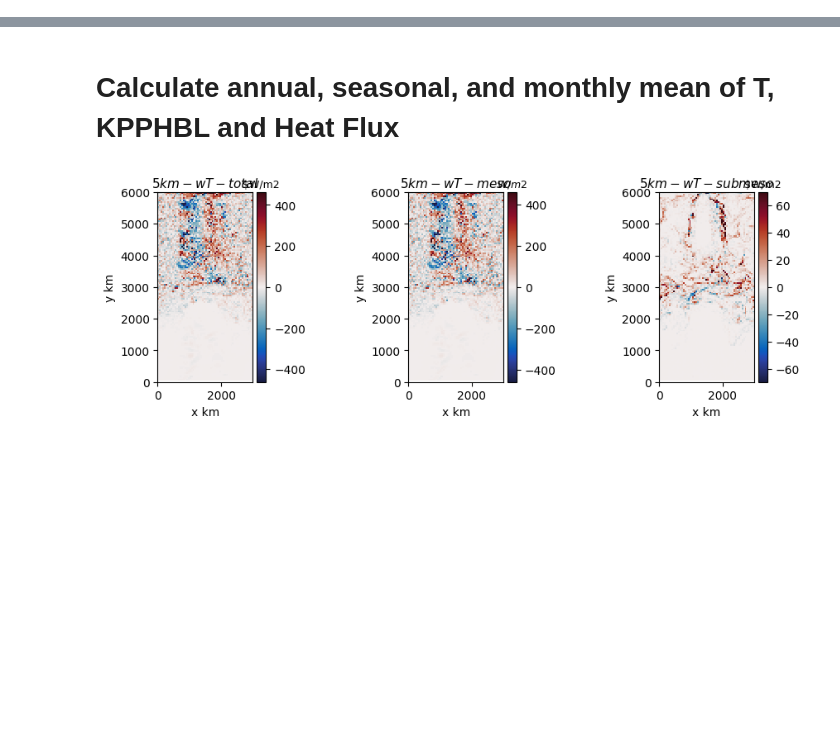
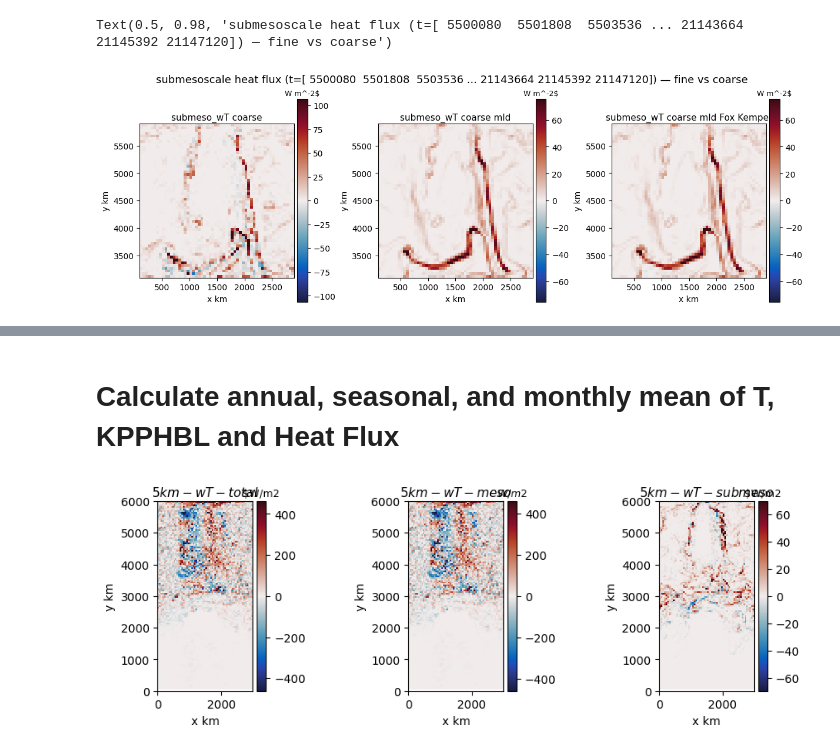
Before and after one commit to zjcxiaobai/submeso_data_driven, a Jupyter notebook: src/post_analysis/heatflux_analysis/heatflux__comp.ipynb, the cells around one changed output, grey strips where cells are left out. Drawn from its saved outputs; the diff is of its cells as text; code cells hidden in the pictures; blank space fills up the shorter version.

```diff
--- a/src/post_analysis/heatflux_analysis/heatflux__comp.ipynb
+++ b/src/post_analysis/heatflux_analysis/heatflux__comp.ipynb
@@ -0,0 +393,51 @@
+# %%
+# limits function
+def sym_limits(Z, q = 0.995):
+    v = np.nanquantile(np.abs(Z), q)
+    return float(v)
+
+def pos_limits(Z, q=0.995):
+    v = np.nanquantile(Z, q)
+    return float(v)
+
+# div_coarse_mld[2403 + _ ,:,:]
+fields = {
+    # "submesoscale wT":  {"Z": strain_fine[k,:,:],    "units": r"m s$^{-1}$",    "kind": "signed", "cmap": cmo.balance, "X": XC/1e3, "Y": YC/1e3 },
+    "submeso_wT coarse":  {"Z": wT_sub,    "units": r"W m^-2$",    "kind": "signed", "cmap": cmo.balance, "X": XCc[62:118,2:58]/1e3, "Y": YCc[62:118,2:58]/1e3},
+    "submeso_wT coarse mld":  {"Z": submeso_wT_FK,  "units": r"W m^-2$", "kind": "signed", "cmap": cmo.balance, "X": XCc[62:118,2:58]/1e3, "Y": YCc[62:118,2:58]/1e3},
+    "submeso_wT coarse mld Fox Kemper":  {"Z": submeso_wT_FK,  "units": r"W m^-2$", "kind": "signed", "cmap": cmo.balance, "X": XCc[62:118,2:58]/1e3, "Y": YCc[62:118,2:58]/1e3},
+}
+
+# Compute norms/limits per field
+for key, meta in fields.items():    # key is the variable name, meta is the dict contains the variables, units...
+    Z = meta["Z"]
+    if meta["kind"] == "signed":
+        q = sym_limits(Z)
+        meta["norm"] = TwoSlopeNorm(vcenter=0.0, vmin=-q, vmax=+q)
+    elif meta["kind"] == "positive":
+        q = pos_limits(Z)
+        meta["norm"] = Normalize(vmin=0.0, vmax=q)
+    elif meta["kind"] == "seq":
+        meta["norm"] = Normalize(vmin=np.nanmin(Z), vmax=np.nanmax(Z))
+    else:
+        meta["norm"] = None
+
+# Plot: 2×5
+fig, axes = plt.subplots(1, 3, figsize=(12, 4), constrained_layout=True, squeeze=False)
+axes = axes.ravel()
+
+for ax, (title, meta) in zip(axes, fields.items()):
+    X = meta["X"]; Y = meta["Y"]; Z = meta["Z"];
+    cmap = meta["cmap"]
+    norm = meta["norm"]
+    pc = ax.pcolormesh(X, Y, Z, shading='auto', cmap=cmap, norm=norm)
+    ax.set_aspect('equal', adjustable='box')
+    ax.set_title(title, fontsize=11, pad=4)
+    ax.set_xlabel('x km'); ax.set_ylabel('y km')
+    cb = fig.colorbar(pc, ax=ax, pad=0.02)
+    cb.ax.set_title(meta["units"], pad=4, fontsize=9)
+
+fig.suptitle(f"submesoscale heat flux (t={time_index}) — fine vs coarse", fontsize=13)
+# %% [output]
+Text(0.5, 0.98, 'submesoscale heat flux (t=[ 5500080  5501808  5503536 ... 21143664 21145392 21147120]) — fine vs coarse')
+[figure, added]
```
Also changed, not shown: parts of 10 cells of this notebook, 1 other file.
